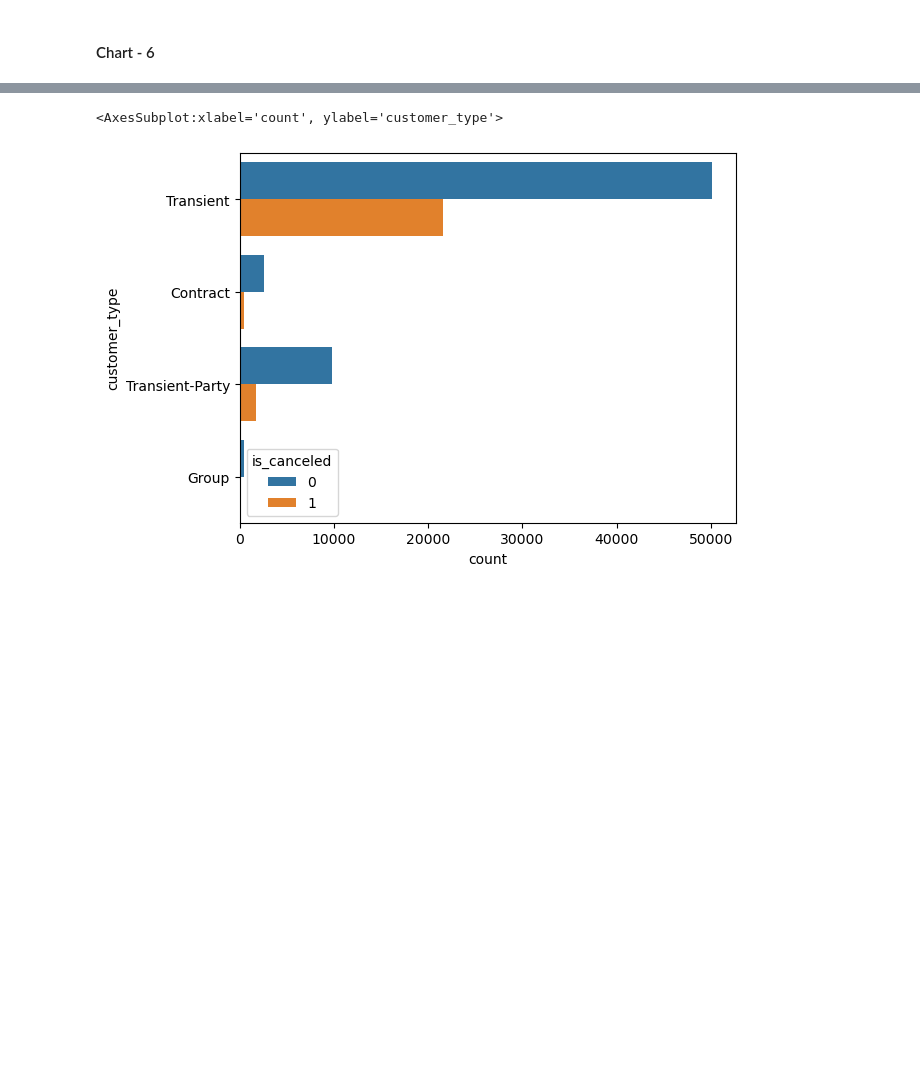
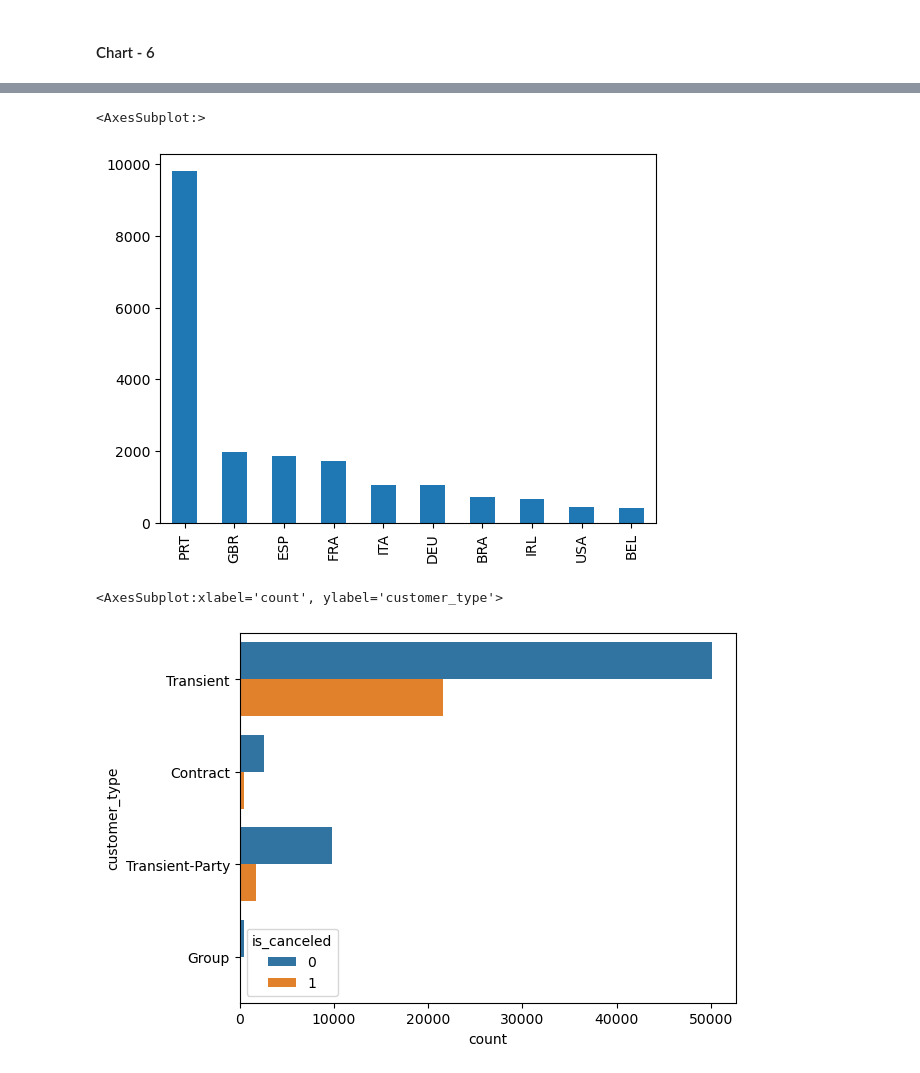
Before and after one commit to lakshay170/hotel_capstone, a Jupyter notebook: Hotel_Capstone.ipynb, the cells around one changed output, grey strips where cells are left out. Drawn from its saved outputs; the diff is of its cells as text; code cells hidden in the pictures; blank space fills up the shorter version.

```diff
--- a/Hotel_Capstone.ipynb
+++ b/Hotel_Capstone.ipynb
@@ -985,3 +1025,9 @@ Answer Here
+# %%
+# plt.bar(data=top_10_country_canceled,x='country')
+top_10_country_canceled.plot(kind='bar')
+# %% [output]
+<AxesSubplot:>
+[figure, added]
 # %%
 # Chart - 6 visualization code
 sns.countplot(data=hotel,y='customer_type',hue='is_canceled')
```
Also changed, not shown: parts of 17 cells of this notebook.
